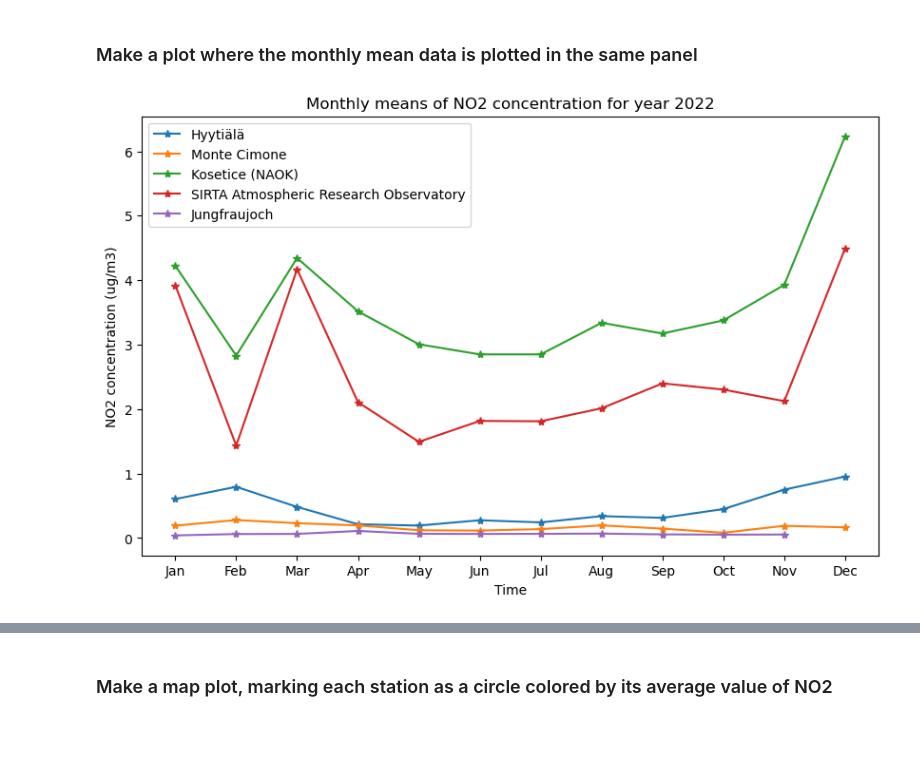
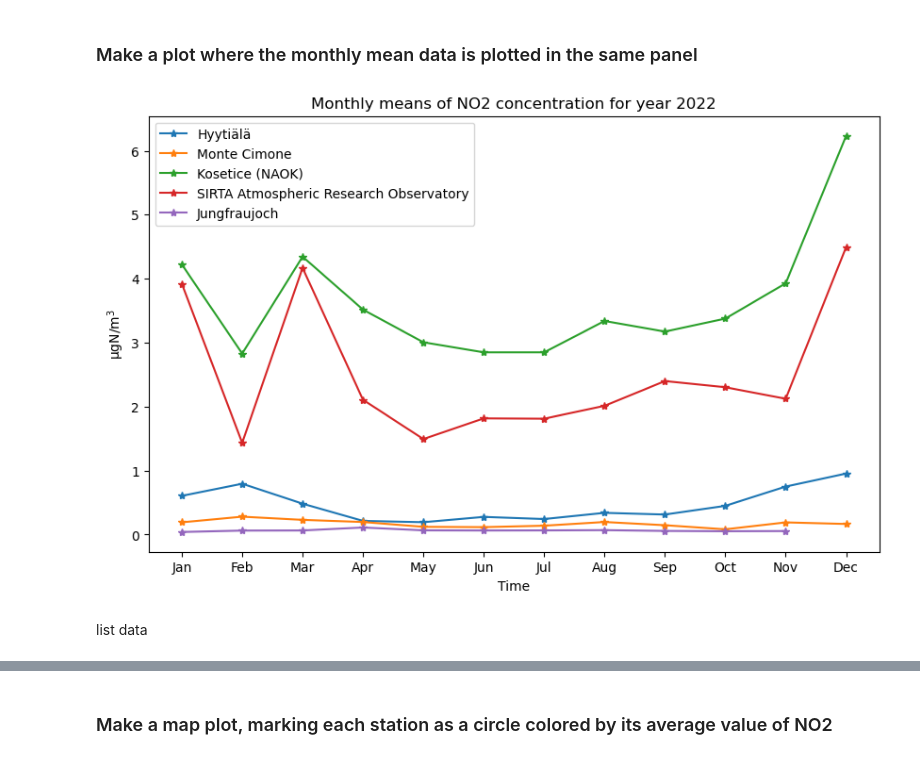
Before and after one commit to ch02120/actris-jupyter-hub, a Jupyter notebook: dev-actris-jupyter-hub/actris-norway-hackathon/use-case-4-averaging-maps/plot_monthly_mean_multi_sites.ipynb, the cells around one changed output, grey strips where cells are left out. Cells and saved outputs as stored; diff of their text form; code cells hidden in the pictures; blank space fills up the shorter version.

```diff
--- a/dev-actris-jupyter-hub/actris-norway-hackathon/use-case-4-averaging-maps/plot_monthly_mean_multi_sites.ipynb
+++ b/dev-actris-jupyter-hub/actris-norway-hackathon/use-case-4-averaging-maps/plot_monthly_mean_multi_sites.ipynb
@@ -135,15 +155,17 @@ plt.close()
 # %%
 plt.figure(figsize=(10, 6))
 for i in range(len(monthly_means_all_sites)):
     plt.plot(monthly_means_all_sites[i], label=site_name_list[i], marker='*')
 
 plt.legend()
 plt.xlabel('Time')
-plt.ylabel('NO2 concentration (ug/m3)')
+plt.ylabel('µgN/m$^3$')
 plt.title('Monthly means of NO2 concentration for year %d' % year_interested)
 plt.xticks(np.arange(0, 12), ['Jan', 'Feb', 'Mar', 'Apr', 'May', 'Jun', 'Jul', 'Aug', 'Sep', 'Oct', 'Nov', 'Dec'])
 plt.savefig('NO2_monthly_means_multi_sites.png')
 plt.show()
 plt.close()
 # %% [output]
-[figure, old version]
+[figure, new version]
+# %% [markdown]
+list data
```
Also changed, not shown: parts of 3 cells of this notebook.
